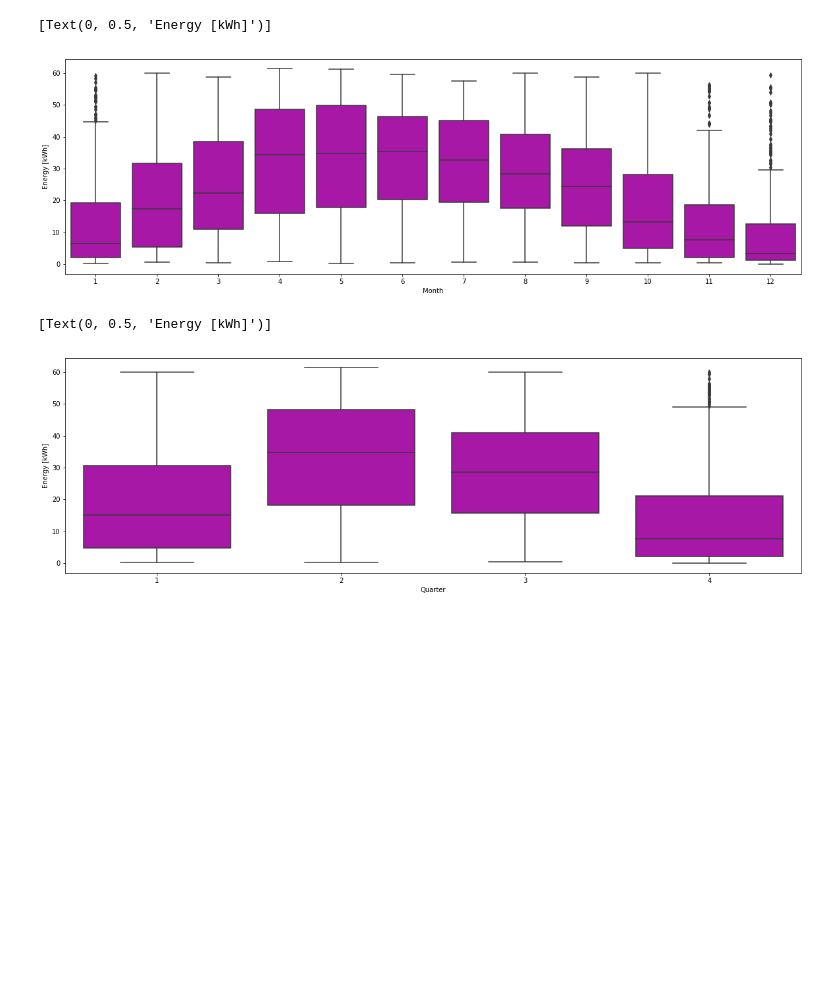
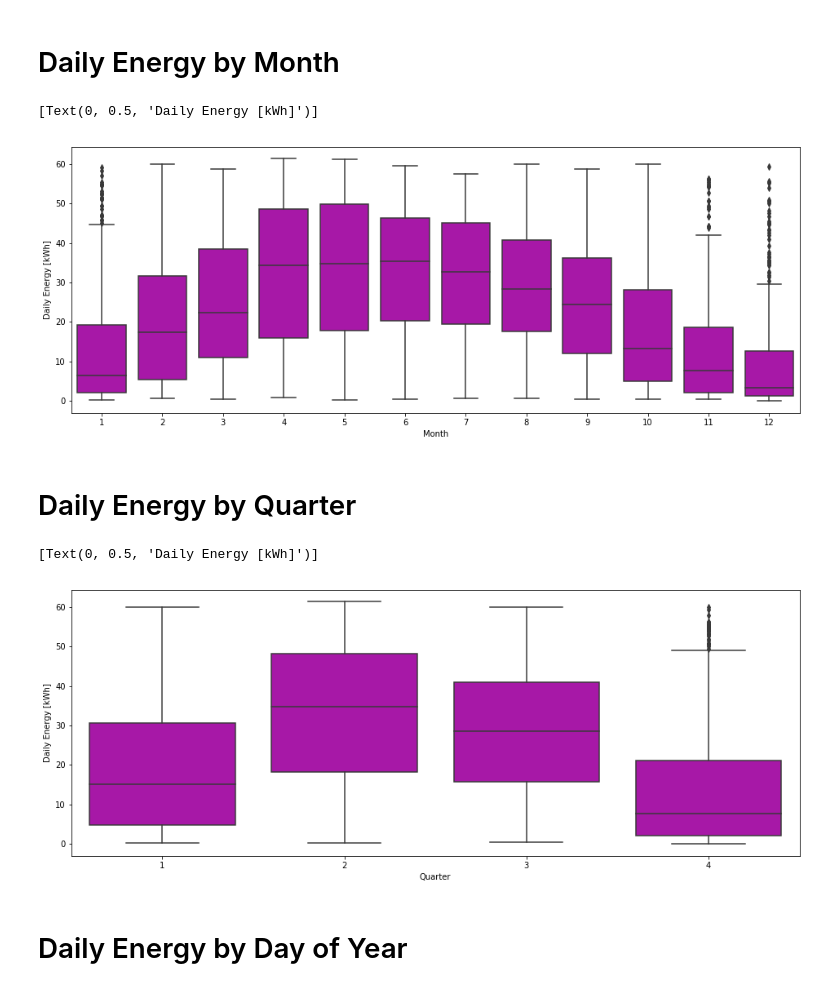
Before and after one commit to bjajoh/SolarAnalysis, a Jupyter notebook: solar.ipynb, the cells around one changed output. Cells and saved outputs as stored; diff of their text form; code cells hidden in the pictures; blank space fills up the shorter version.

```diff
--- a/solar.ipynb
+++ b/solar.ipynb
@@ -38,17 +24,25 @@ def combine_power():
 # %%
 energy = get_rawdata('2008-2019', 0.001)
+# %% [markdown]
+# Daily Energy by Month
 # %%
-plt.figure(figsize=(20, 6))
+#Plot Daily Energy per Month in a boxplot
+plt.figure(figsize=(16, 6))
 ax = sns.boxplot(x="Month", y="Combined Data", palette=["m"], data=energy)
-ax.set(ylabel='Energy [kWh]')
+ax.set(ylabel='Daily Energy [kWh]')
 # %% [output]
-[Text(0, 0.5, 'Energy [kWh]')]
+[Text(0, 0.5, 'Daily Energy [kWh]')]
-[figure, old version]
+[figure, new version]
+# %% [markdown]
+# Daily Energy by Quarter
 # %%
-plt.figure(figsize=(20, 6))
+#Plot Daily Energy per Quarter in a boxplot
+plt.figure(figsize=(16, 6))
 ax = sns.boxplot(x="Quarter", y="Combined Data", palette=["m"], data=energy)
-ax.set(ylabel='Energy [kWh]')
+ax.set(ylabel='Daily Energy [kWh]')
 # %% [output]
-[Text(0, 0.5, 'Energy [kWh]')]
+[Text(0, 0.5, 'Daily Energy [kWh]')]
-[figure, old version]
+[figure, new version]
+# %% [markdown]
+# Daily Energy by Day of Year
 # %%
```
Also changed, not shown: parts of 7 cells of this notebook.
